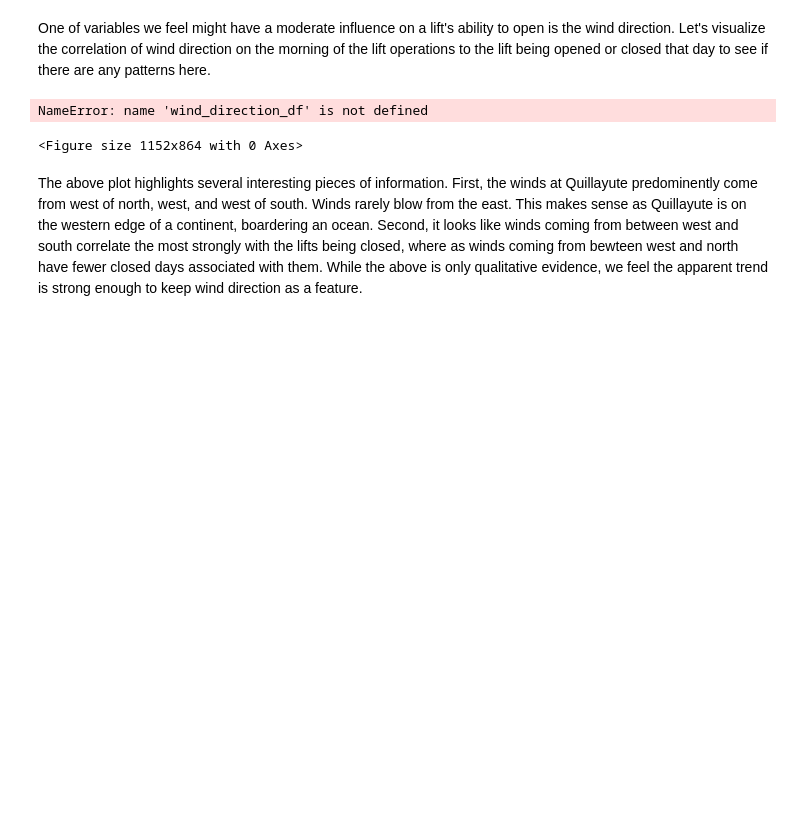
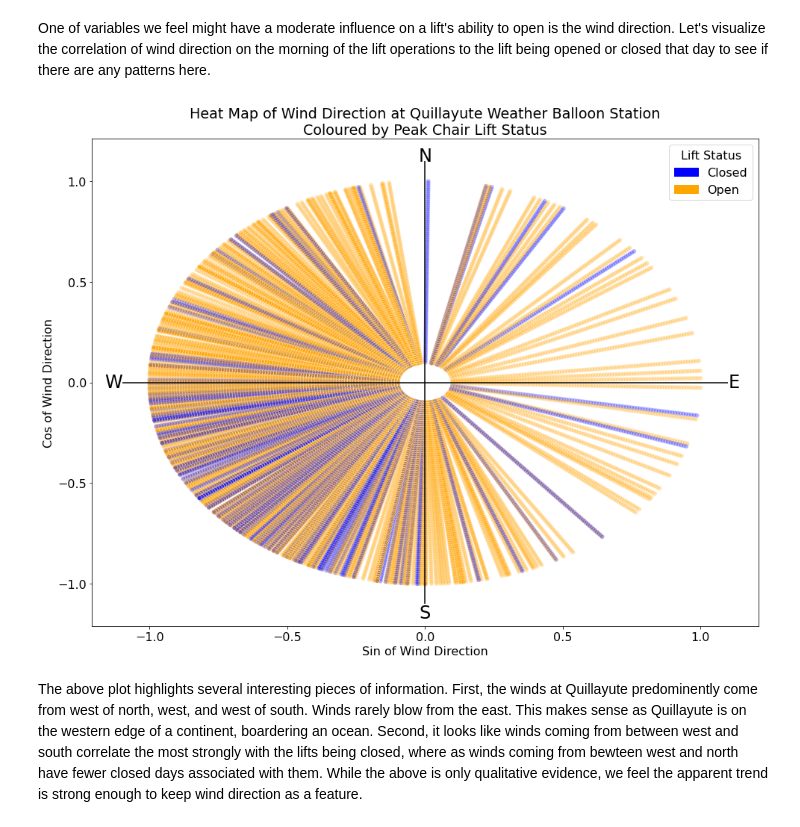
Before and after one commit to wjmatthews/wb_lift_openings, a Jupyter notebook: EDAAndModellingPartI.ipynb, the cells around one changed output. Saved outputs shown, nothing was run; the diff lists cells and outputs as text; code cells hidden in the pictures; blank space fills up the shorter version.

Commit message:
Minor edits to Modelling Part I, Added Modelling Part II, ran model iteration I.

```diff
--- a/EDAAndModellingPartI.ipynb
+++ b/EDAAndModellingPartI.ipynb
@@ -794,47 +823,53 @@ One of variables we feel might have a moderate influence on a lift's ability to
 # %%
 %%capture --no-display
 
+# setup basic wind direction df to be overwritten each iteration
+wind_direction_df = peak_df[['q_sin_DRCT_L12h', 'q_cos_DRCT_L12h', 'pow_day_status_L0h']]
+
+# setup figure
 plt.figure(figsize = (16,12))
+
+# loop over each 'radius'
 for i in np.arange(0.1, 1.01, 0.01):
 
+    # scale the sin and cos coordinates to be a fractioon 'i' of 1
     wind_direction_df['q_sin_DRCT_L12h'] = peak_df['q_sin_DRCT_L12h']*i
     wind_direction_df['q_cos_DRCT_L12h'] = peak_df['q_cos_DRCT_L12h']*i
     wind_direction_df['pow_day_status_L0h'] = peak_df['pow_day_status_L0h']
 
+    # use scatter plot to plot the wind direction angle at the given radius i.
+    # doing this over successive values of i produces a ray-like effect
     sns.scatterplot(data = wind_direction_df,
                     x = 'q_sin_DRCT_L12h',
                     y = 'q_cos_DRCT_L12h',
                     hue = 'pow_day_status_L0h',
                     palette = ['blue', 'orange'],
                     alpha = 0.3)
 
 # build custom legend
 blue_patch = mpatches.Patch(color = 'blue', label = 'Closed')
 orange_patch = mpatches.Patch(color = 'orange', label = 'Open')
 plt.legend(title = 'Lift Status',
            handles = [blue_patch, orange_patch])
 
 # add compass rose
 plt.vlines(0, -1.1, 1.1, colors = 'black')
 plt.hlines(0, -1.1, 1.1, colors = 'black')
 
 # add cardinal directions
 plt.text(0, 1.1, 'N', horizontalalignment = 'center', fontsize = 24)
 plt.text(1.1, 0, 'E', verticalalignment = 'center', fontsize = 24)
 plt.text(0, -1.1, 'S', horizontalalignment = 'center', verticalalignment = 'top', fontsize = 24)
 plt.text(-1.1, 0, 'W', verticalalignment = 'center', horizontalalignment = 'right', fontsize = 24)
 
-
-
 # add title and labels
 plt.title('Heat Map of Wind Direction at Quillayute Weather Balloon Station\nColoured by Peak Chair Lift Status')
 plt.xlabel('Sin of Wind Direction')
 plt.ylabel('Cos of Wind Direction')
 
 plt.show()
 # %% [output]
-NameError: name 'wind_direction_df' is not defined
-<Figure size 1152x864 with 0 Axes>
+[figure, added]
 # %% [markdown]
 The above plot highlights several interesting pieces of information.  First, the winds at Quillayute predominently come from west of north, west, and west of south.  Winds rarely blow from the east.  This makes sense as Quillayute is on the western edge of a continent, boardering an ocean.  Second, it looks like winds coming from between west and south correlate the most strongly with the lifts being closed, where as winds coming from bewteen west and north have fewer closed days associated with them.  While the above is only qualitative evidence, we feel the apparent trend is strong enough to keep wind direction as a feature.
 # %% [markdown]
```
Also changed, not shown: parts of 25 cells of this notebook, 1 other file.
